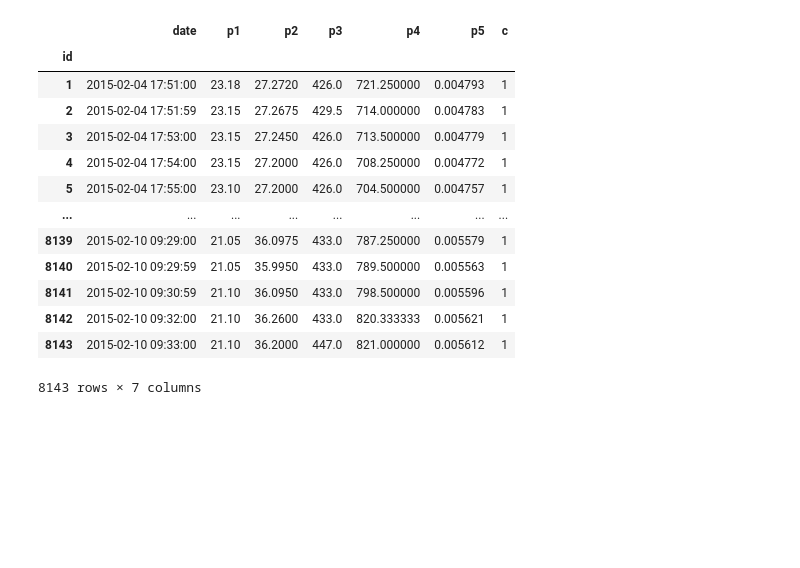
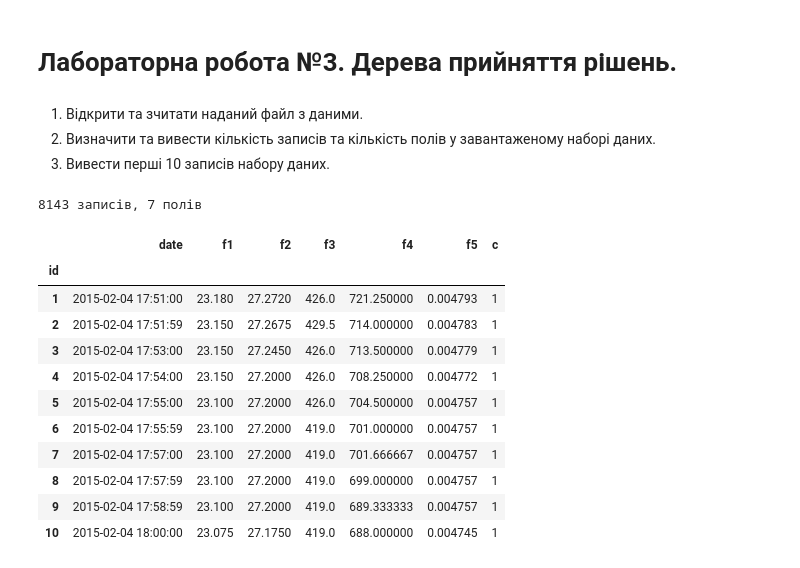
Before and after one commit to Pixel-Tony/ml-lab-3, a Jupyter notebook: main.ipynb, the cells around one changed output. Drawn from its saved outputs; the diff is of its cells as text; code cells hidden in the pictures; blank space fills up the shorter version.

```diff
--- a/main.ipynb
+++ b/main.ipynb
@@ -4,0 +1,2 @@ import pandas as pd
+# %% [markdown]
+# Лабораторна робота &numero;3. Дерева прийняття рішень.
@@ -5,25 +34,34 @@ import pandas as pd
+# %% [markdown]
+1. Відкрити та зчитати наданий файл з даними.
+2. Визначити та вивести кількість записів та кількість полів у завантаженому наборі даних.
+3. Вивести перші 10 записів набору даних.
 # %%
-with open('./dataset_2.txt', 'r', encoding='utf8') as file:
-    content = file.read()
-    num_params = content.count(',', 0, content.index('\n'))
-    params = ','.join(f'p{i}' for i in range(1, num_params - 1))
+def open_file():
+    with open('./dataset_2.txt', 'r', encoding='utf8') as file:
+        content = file.read()
+    n_params = content.count(',', 0, content.index('\n'))
+    params = ','.join(f'f{i}' for i in range(1, n_params - 1))
 
-with io.StringIO(f'id,date,{params},c\n' + content) as buffer:
-    buffer.seek(0)
-    df = pd.read_csv(buffer).set_index('id')
-df
+    with io.StringIO(f'id,date,{params},c\n' + content) as buffer:
+        buffer.seek(0)
+        df = pd.read_csv(buffer).set_index('id')
+    return df
+
+
+df = open_file()
+print(f'{len(df)} записів, {len(df.columns)} полів')
+df.head(10)
 # %% [output]
+8143 записів, 7 полів
-|  | date | p1 | p2 | p3 | p4 | p5 | c |
+|  | date | f1 | f2 | f3 | f4 | f5 | c |
 | id |  |  |  |  |  |  |  |
-| 1 | 2015-02-04 17:51:00 | 23.18 | 27.2720 | 426.0 | 721.250000 | 0.004793 | 1 |
-| 2 | 2015-02-04 17:51:59 | 23.15 | 27.2675 | 429.5 | 714.000000 | 0.004783 | 1 |
-| 3 | 2015-02-04 17:53:00 | 23.15 | 27.2450 | 426.0 | 713.500000 | 0.004779 | 1 |
-| 4 | 2015-02-04 17:54:00 | 23.15 | 27.2000 | 426.0 | 708.250000 | 0.004772 | 1 |
-| 5 | 2015-02-04 17:55:00 | 23.10 | 27.2000 | 426.0 | 704.500000 | 0.004757 | 1 |
-| ... | ... | ... | ... | ... | ... | ... | ... |
-| 8139 | 2015-02-10 09:29:00 | 21.05 | 36.0975 | 433.0 | 787.250000 | 0.005579 | 1 |
-| 8140 | 2015-02-10 09:29:59 | 21.05 | 35.9950 | 433.0 | 789.500000 | 0.005563 | 1 |
-| 8141 | 2015-02-10 09:30:59 | 21.10 | 36.0950 | 433.0 | 798.500000 | 0.005596 | 1 |
-| 8142 | 2015-02-10 09:32:00 | 21.10 | 36.2600 | 433.0 | 820.333333 | 0.005621 | 1 |
-| 8143 | 2015-02-10 09:33:00 | 21.10 | 36.2000 | 447.0 | 821.000000 | 0.005612 | 1 |
+| 1 | 2015-02-04 17:51:00 | 23.180 | 27.2720 | 426.0 | 721.250000 | 0.004793 | 1 |
+| 2 | 2015-02-04 17:51:59 | 23.150 | 27.2675 | 429.5 | 714.000000 | 0.004783 | 1 |
+| 3 | 2015-02-04 17:53:00 | 23.150 | 27.2450 | 426.0 | 713.500000 | 0.004779 | 1 |
+| 4 | 2015-02-04 17:54:00 | 23.150 | 27.2000 | 426.0 | 708.250000 | 0.004772 | 1 |
+| 5 | 2015-02-04 17:55:00 | 23.100 | 27.2000 | 426.0 | 704.500000 | 0.004757 | 1 |
+| 6 | 2015-02-04 17:55:59 | 23.100 | 27.2000 | 419.0 | 701.000000 | 0.004757 | 1 |
+| 7 | 2015-02-04 17:57:00 | 23.100 | 27.2000 | 419.0 | 701.666667 | 0.004757 | 1 |
+| 8 | 2015-02-04 17:57:59 | 23.100 | 27.2000 | 419.0 | 699.000000 | 0.004757 | 1 |
+| 9 | 2015-02-04 17:58:59 | 23.100 | 27.2000 | 419.0 | 689.333333 | 0.004757 | 1 |
+| 10 | 2015-02-04 18:00:00 | 23.075 | 27.1750 | 419.0 | 688.000000 | 0.004745 | 1 |
-8143 rows × 7 columns
```
Also changed, not shown: parts of 19 cells of this notebook.
